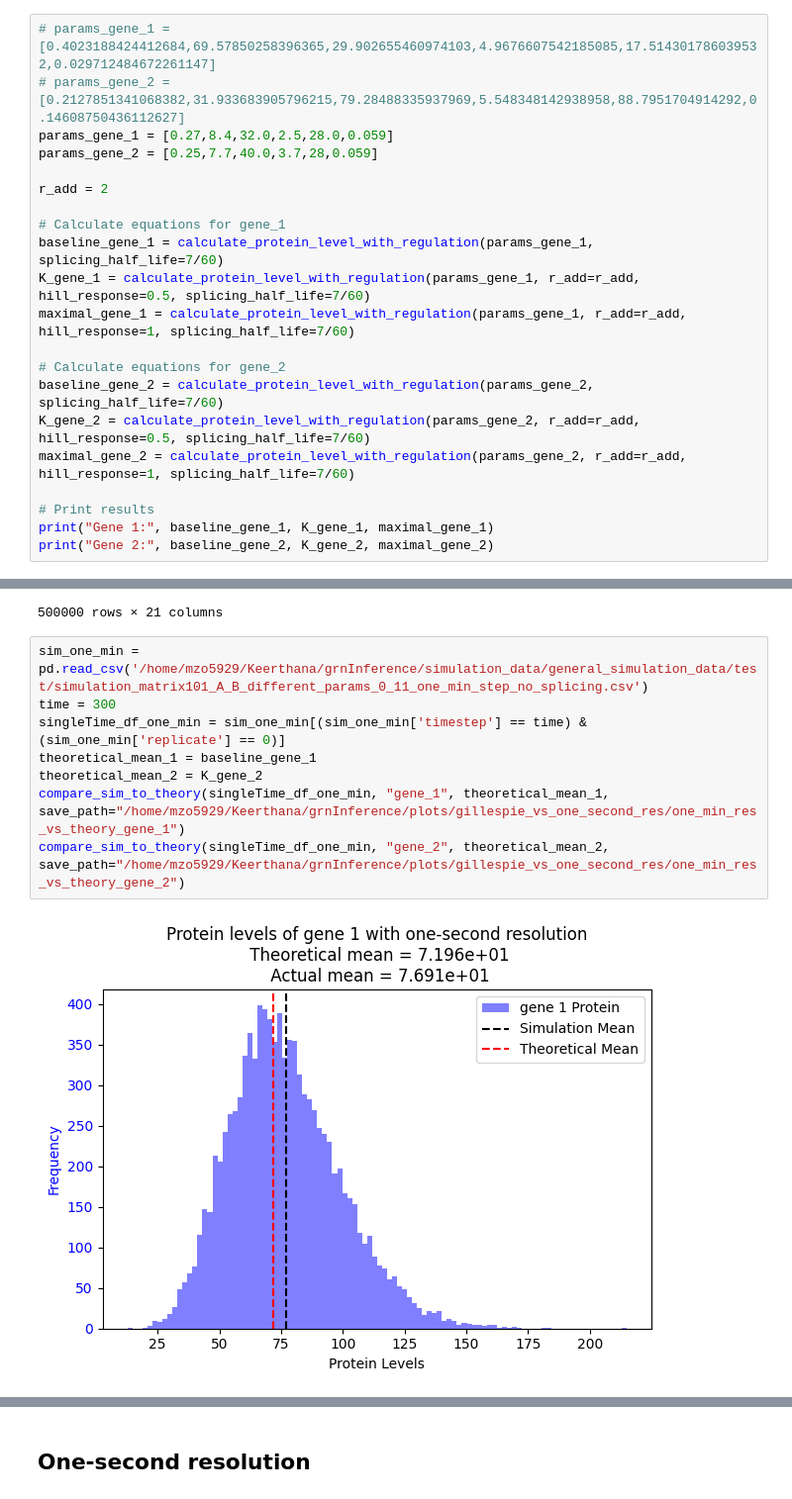
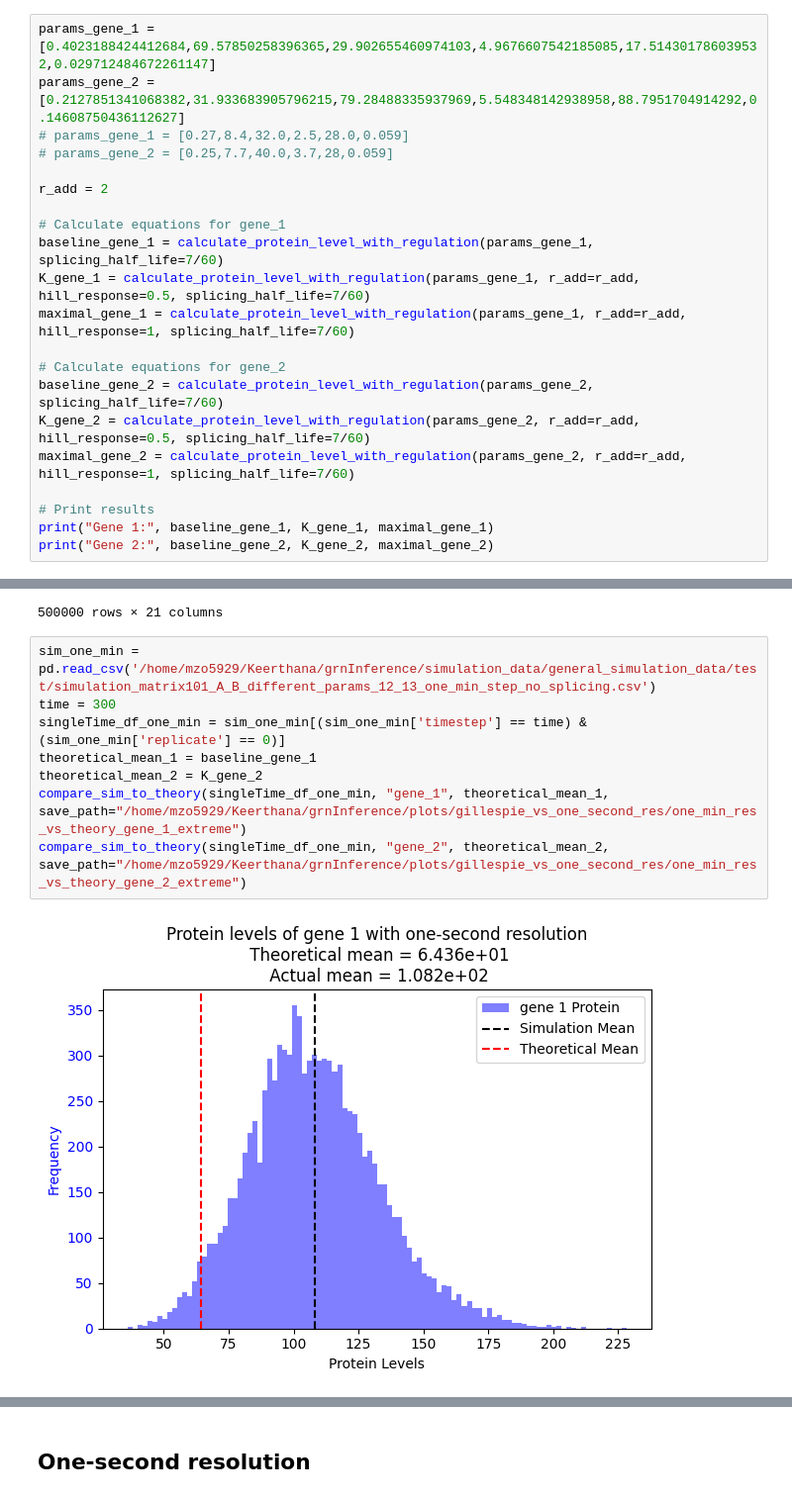
Before and after one commit to Keerthana910234/grnInference, a Jupyter notebook: analysisCode/compare_gillespie_vs_one_sec_res.ipynb, the cells around one changed output, grey strips where cells are left out. Shown: that part at 99% size. Drawn from its saved outputs; the diff is of its cells as text.

Commit message:
Gillespie testing

```diff
--- a/analysisCode/compare_gillespie_vs_one_sec_res.ipynb
+++ b/analysisCode/compare_gillespie_vs_one_sec_res.ipynb
@@ -61,10 +61,10 @@ def calculate_protein_level_with_regulation(params, hill_response=0.0, r_add=10,
     # print(unspliced_mrna + spliced_mrna)
     return protein_level
 # %%
-# params_gene_1 = [0.4023188424412684,69.57850258396365,29.902655460974103,4.9676607542185085,17.514301786039532,0.029712484672261147]
-# params_gene_2 = [0.2127851341068382,31.933683905796215,79.28488335937969,5.548348142938958,88.7951704914292,0.14608750436112627]
-params_gene_1 = [0.27,8.4,32.0,2.5,28.0,0.059]
-params_gene_2 = [0.25,7.7,40.0,3.7,28,0.059]
+params_gene_1 = [0.4023188424412684,69.57850258396365,29.902655460974103,4.9676607542185085,17.514301786039532,0.029712484672261147]
+params_gene_2 = [0.2127851341068382,31.933683905796215,79.28488335937969,5.548348142938958,88.7951704914292,0.14608750436112627]
+# params_gene_1 = [0.27,8.4,32.0,2.5,28.0,0.059]
+# params_gene_2 = [0.25,7.7,40.0,3.7,28,0.059]
 
 r_add = 2
 
@@ -127,12 +127,12 @@ sim_one_min
 | 499999 | 0.0 | 12.04 | 0.0 | 66.363877 | 0.27 | ... |
 500000 rows × 21 columns
 # %%
-sim_one_min = pd.read_csv('/home/mzo5929/Keerthana/grnInference/simulation_data/general_simulation_data/test/simulation_matrix101_A_B_different_params_0_11_one_min_step_no_splicing.csv')
+sim_one_min = pd.read_csv('/home/mzo5929/Keerthana/grnInference/simulation_data/general_simulation_data/test/simulation_matrix101_A_B_different_params_12_13_one_min_step_no_splicing.csv')
 time = 300
 singleTime_df_one_min = sim_one_min[(sim_one_min['timestep'] == time) & (sim_one_min['replicate'] == 0)]
 theoretical_mean_1 = baseline_gene_1
 theoretical_mean_2 = K_gene_2
-compare_sim_to_theory(singleTime_df_one_min, "gene_1", theoretical_mean_1, save_path="/home/mzo5929/Keerthana/grnInference/plots/gillespie_vs_one_second_res/one_min_res_vs_theory_gene_1")
-compare_sim_to_theory(singleTime_df_one_min, "gene_2", theoretical_mean_2, save_path="/home/mzo5929/Keerthana/grnInference/plots/gillespie_vs_one_second_res/one_min_res_vs_theory_gene_2")
+compare_sim_to_theory(singleTime_df_one_min, "gene_1", theoretical_mean_1, save_path="/home/mzo5929/Keerthana/grnInference/plots/gillespie_vs_one_second_res/one_min_res_vs_theory_gene_1_extreme")
+compare_sim_to_theory(singleTime_df_one_min, "gene_2", theoretical_mean_2, save_path="/home/mzo5929/Keerthana/grnInference/plots/gillespie_vs_one_second_res/one_min_res_vs_theory_gene_2_extreme")
 # %% [output]
-[figure, old version]
+[figure, new version]
```
Also changed, not shown: parts of 6 cells of this notebook.
